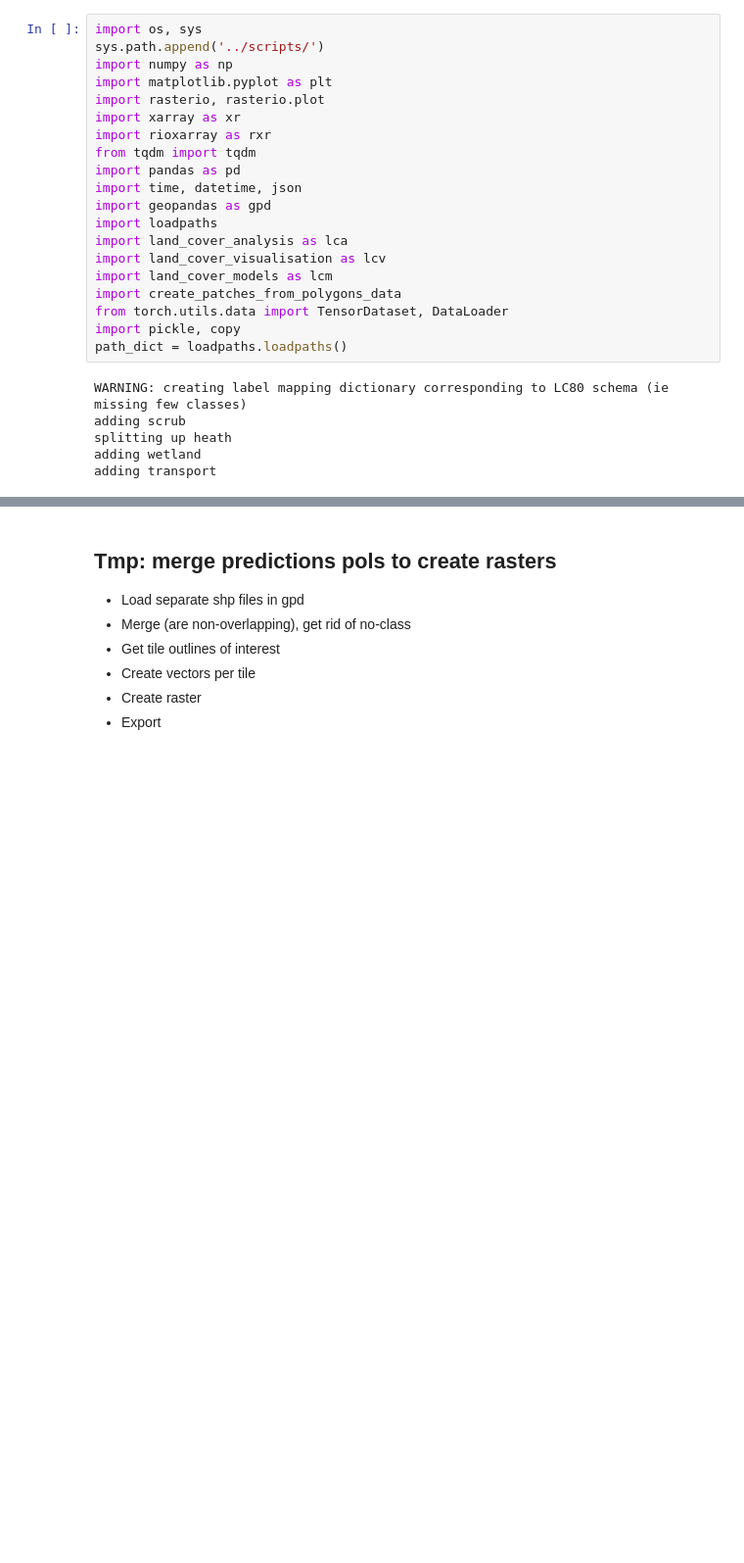
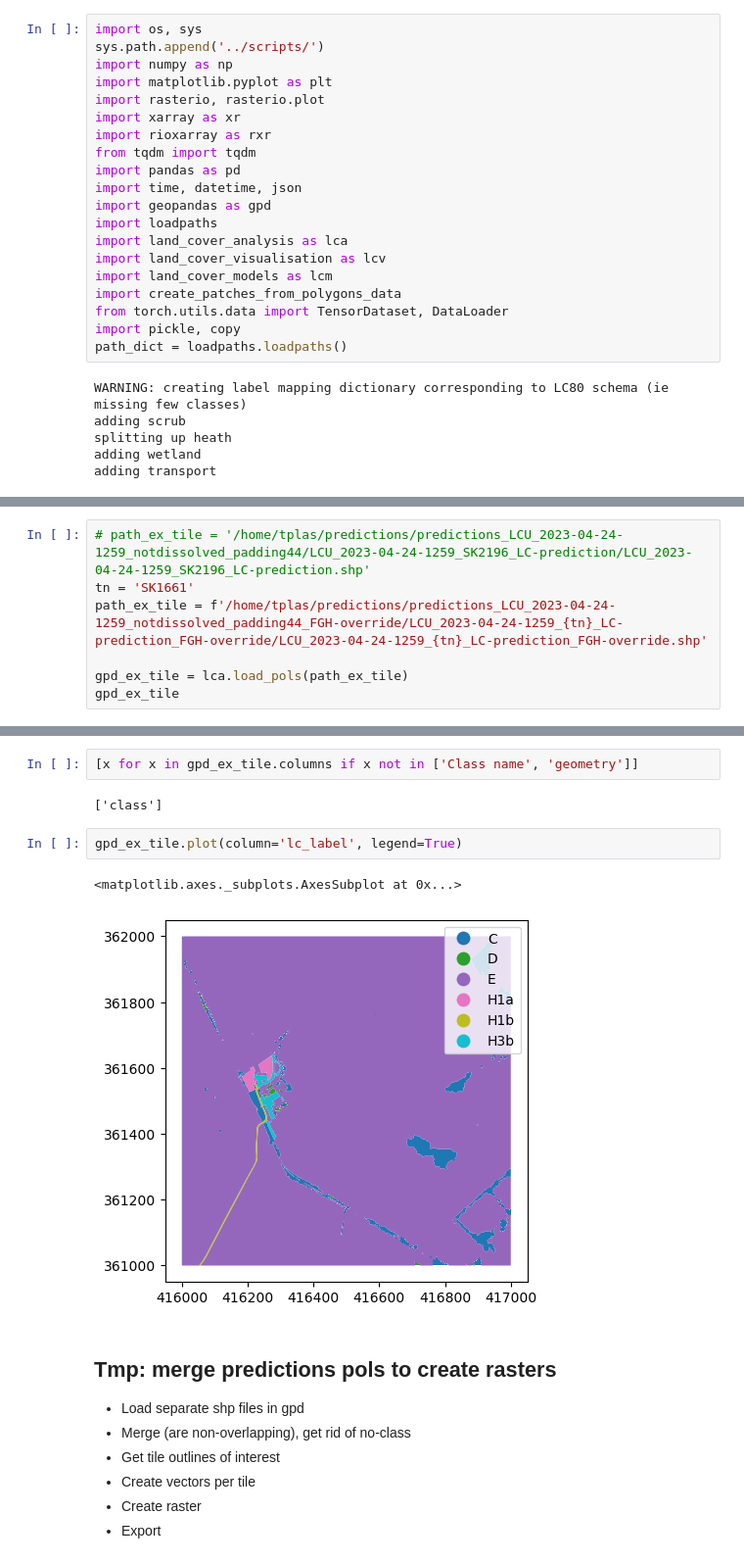
Before and after one commit to pdnpa/cnn-land-cover, a Jupyter notebook: notebooks/Create LC masks.ipynb, the cells around one changed output, grey strips where cells are left out. Shown at 98% size. Drawn from its saved outputs; the diff is of its cells as text; blank space fills up the shorter version.

```diff
--- a/notebooks/Create LC masks.ipynb
+++ b/notebooks/Create LC masks.ipynb
@@ -32,0 +35,7 @@ adding transport
+# %%
+# path_ex_tile = '/home/tplas/predictions/predictions_LCU_2023-04-24-1259_notdissolved_padding44/LCU_2023-04-24-1259_SK2196_LC-prediction/LCU_2023-04-24-1259_SK2196_LC-prediction.shp'
+tn = 'SK1661'
+path_ex_tile = f'/home/tplas/predictions/predictions_LCU_2023-04-24-1259_notdissolved_padding44_FGH-override/LCU_2023-04-24-1259_{tn}_LC-prediction_FGH-override/LCU_2023-04-24-1259_{tn}_LC-prediction_FGH-override.shp'
+
+gpd_ex_tile = lca.load_pols(path_ex_tile)
+gpd_ex_tile
@@ -33,3 +56,12 @@ adding transport
+# %%
+[x for x in gpd_ex_tile.columns if x not in ['Class name', 'geometry']]
+# %% [output]
+['class']
+# %%
+gpd_ex_tile.plot(column='lc_label', legend=True)
+# %% [output]
+<matplotlib.axes._subplots.AxesSubplot at 0x...>
+[figure, added]
 # %% [markdown]
 ## Tmp: merge predictions pols to create rasters
 - Load separate shp files in gpd
```
Also changed, not shown: parts of 2 cells of this notebook, 2 other files.
